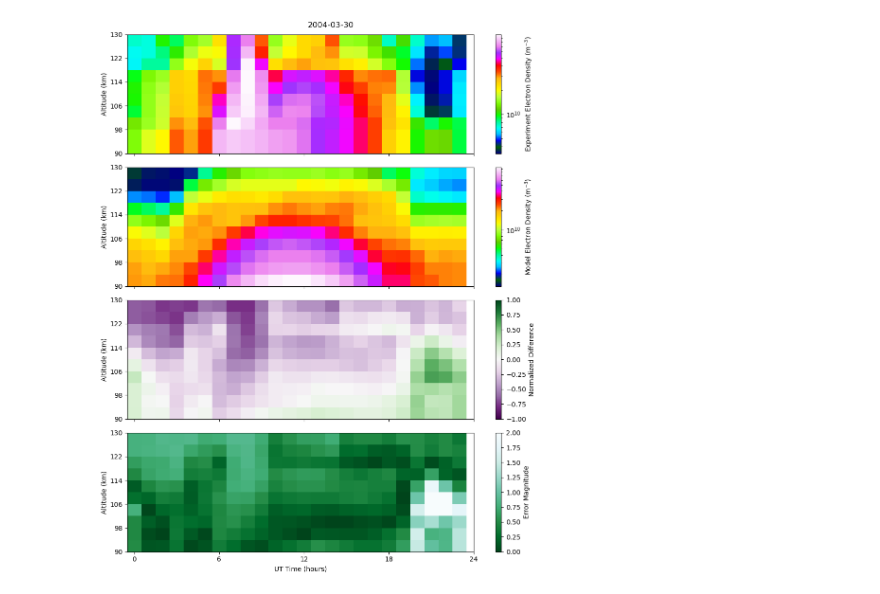
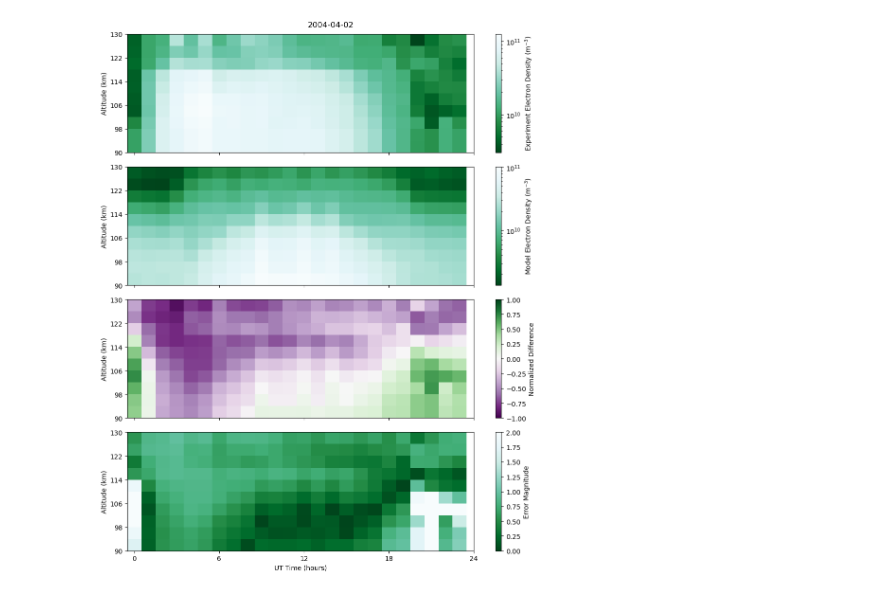
Before and after one commit to remy-guillermin/WACCM-Analysis, a Jupyter notebook: Scripts/Data-Analysis/Event-Analysis.ipynb, the cells around one changed output. Saved outputs shown, nothing was run; the diff lists cells and outputs as text; code cells hidden in the pictures.

```diff
--- a/Scripts/Data-Analysis/Event-Analysis.ipynb
+++ b/Scripts/Data-Analysis/Event-Analysis.ipynb
@@ -45,7 +45,7 @@ Solar_Proton_Event = Solar_Proton_Event[mask]
 abs_diff = np.abs(Ne_WACCM - Ne_EXP).astype(float)/Ne_EXP
 norm_diff = (Ne_WACCM - Ne_EXP) / (Ne_WACCM + Ne_EXP)
 
-index = 37
+index = 35
 index = np.min([index, len(Ne_EXP)-1])
 date = Date[index]
 
@@ -58,36 +58,36 @@ fig.suptitle(f'{str(date)}')
 X, Y = np.meshgrid(time_bins, H_bins+2)
 
 grid = Ne_EXP[index].reshape(len(H_bins), len(time_bins))[::-1]
-sc = axs[0].pcolormesh(X, Y, grid, cmap='gist_ncar', norm=LogNorm(vmin=np.nanmin(grid[grid != 0]), vmax=np.nanmax(grid)))
+sc = axs[0].pcolormesh(X, Y, grid, cmap='BuGn_r', norm=LogNorm(vmin=np.nanmin(grid[grid != 0]), vmax=np.nanmax(grid)))
 cbar = fig.colorbar(sc, ax=axs[0])
 cbar.set_label(r'Experiment Electron Density ($\mathrm{m^{-3}}$)')
 
 grid = Ne_WACCM[index].reshape(len(H_bins), len(time_bins))[::-1]
-sc = axs[1].pcolormesh(X, Y, grid, cmap='gist_ncar', norm=LogNorm(vmin=np.nanmin(grid[grid != 0]), vmax=np.nanmax(grid)))
+sc = axs[1].pcolormesh(X, Y, grid, cmap='BuGn_r', norm=LogNorm(vmin=np.nanmin(grid[grid != 0]), vmax=np.nanmax(grid)))
 cbar = fig.colorbar(sc, ax=axs[1])
 cbar.set_label(r'Model Electron Density ($\mathrm{m^{-3}}$)')
 
 grid = norm_diff[index].reshape(len(H_bins), len(time_bins))[::-1]
 sc = axs[2].pcolormesh(X, Y, grid, cmap='PRGn', vmin=-1, vmax=1)
 cbar = fig.colorbar(sc, ax=axs[2])
 cbar.set_label(r'Normalized Difference')
 
 grid = abs_diff[index].reshape(len(H_bins), len(time_bins))[::-1]
 sc = axs[3].pcolormesh(X, Y, grid, cmap='BuGn_r', vmin=0, vmax = 2)
 cbar = fig.colorbar(sc, ax=axs[3])
 cbar.set_label(r'Error Magnitude')
 
 
 for ax in axs:
     ax.set_ylabel('Altitude (km)')
     ax.set_yticks(np.linspace(90,130,6))
     ax.set_ylim(90,130)
 
 axs[-1].set_xlabel('UT Time (hours)')
 axs[-1].set_xticks(np.linspace(0,24,5))
 
 plt.tight_layout()
 #plt.savefig(f'../../Output/Figures/events/{date}.png')
 plt.show()
 # %% [output]
-[figure, old version]
+[figure, new version]
```
Also changed, not shown: 2 other files.
